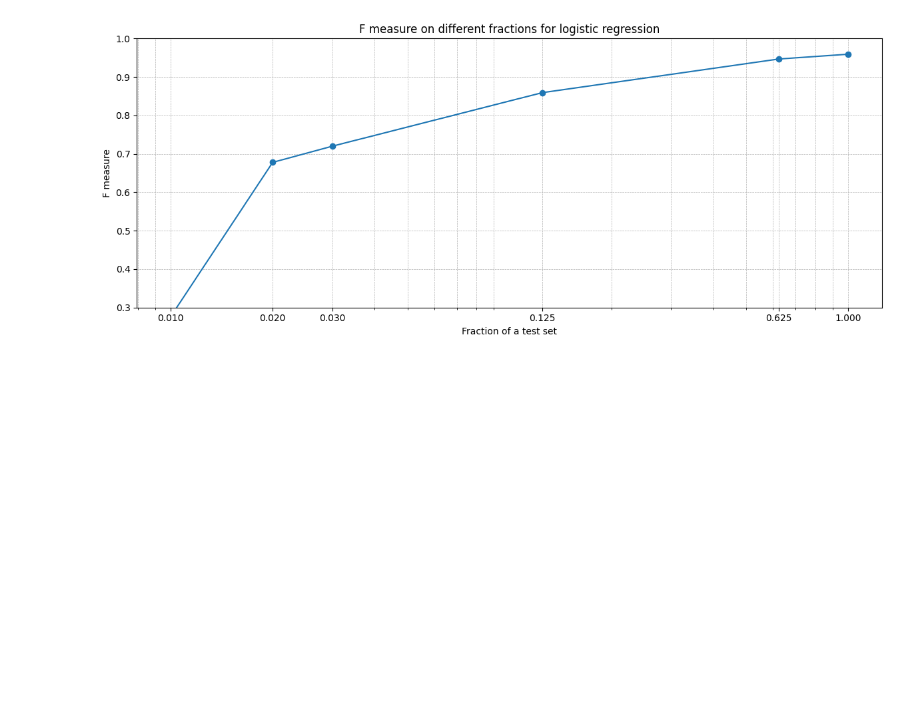
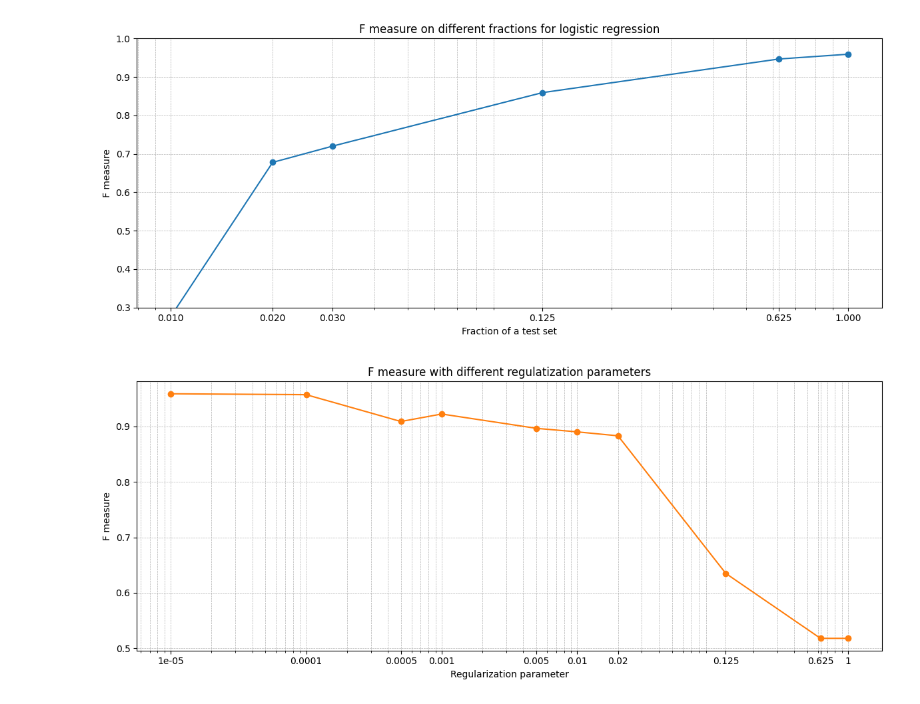
Before and after one commit to xAsylum/classification, a Jupyter notebook: code/classification.ipynb, the cells around one changed output. Saved outputs shown, nothing was run; the diff lists cells and outputs as text; code cells hidden in the pictures; blank space fills up the shorter version.

```diff
--- a/code/classification.ipynb
+++ b/code/classification.ipynb
@@ -75,3 +74,30 @@ for frac in F:
 plot_data(F, res, "F measure on different fractions for logistic regression", "Fraction of a test set", "F measure")
 # %% [output]
 [figure]
+# %%
+import numpy as np
+from logistic_regression import LogisticRegression
+from utility import how_good, plot_data
+F = [0.00001, 0.0001, 0.0005, 0.001, 0.005, 0.01, 0.02, 0.125, 0.625, 1]
+res = []
+cost = []
+for reg in F:
+    results = []
+    costs = []
+    for i in range(3):
+        model = LogisticRegression("../rp.data",  n = 5000, lr = 0.025)
+        model.fit(reg)
+        a, p, s, ss = model.check_accuracy()
+        results.append(how_good(p, s))
+        features = np.array([x[0] for x in model.test])
+        planning_matrix = np.hstack((np.ones((features.shape[0], 1)), features))
+        targets = np.array([x[1] for x in model.test])
+        costs.append(model.cost(planning_matrix, targets, reg))
+    result = np.mean(results)
+    costs=np.mean(costs)
+    cost.append(costs)
+    res.append(result)
+# %%
+plot_data(F, res, "F measure with different regulatization parameters", "Regularization parameter", "F measure")
+# %% [output]
+[figure, added]
```
Also changed, not shown: parts of 5 cells of this notebook, 18 other files.
